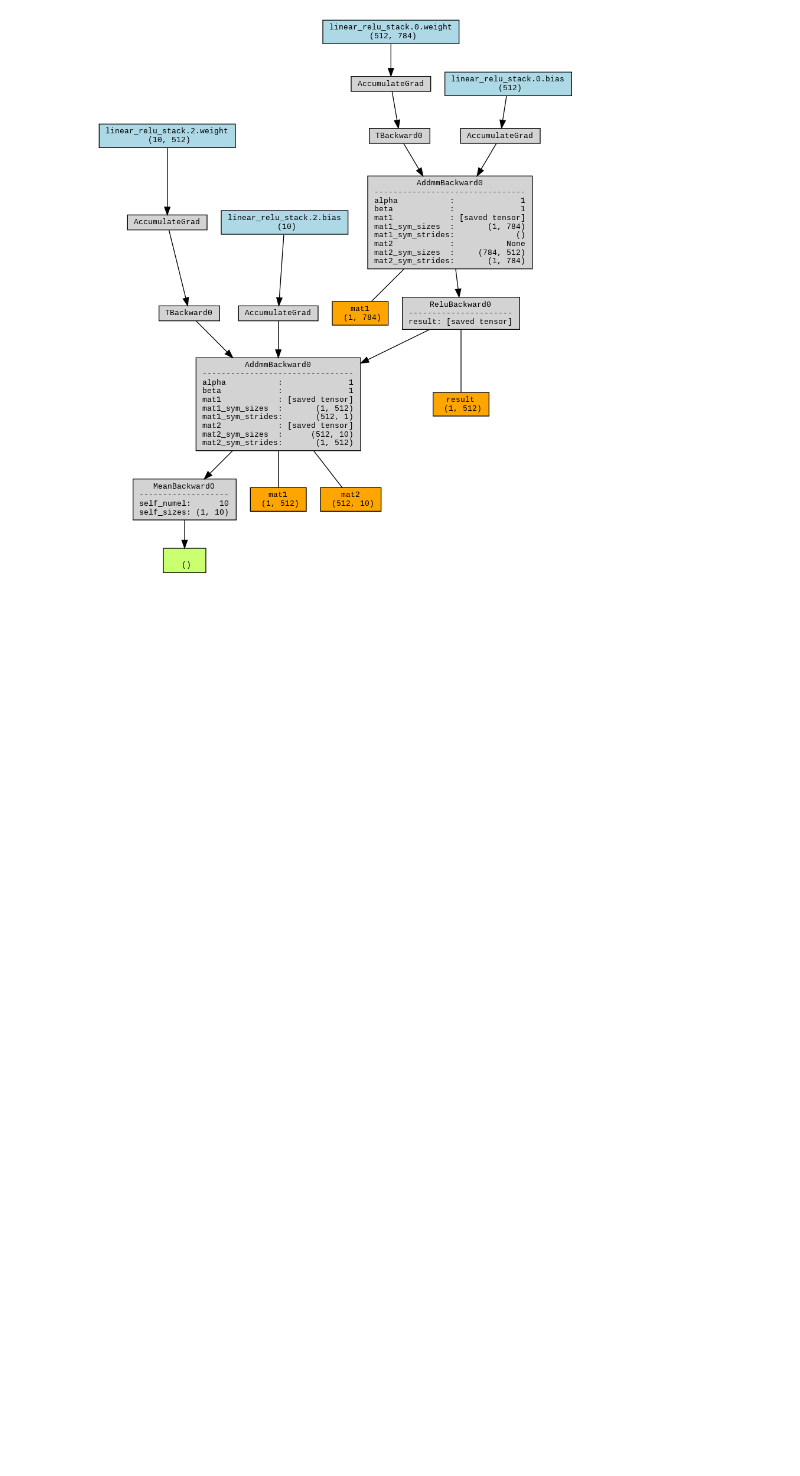
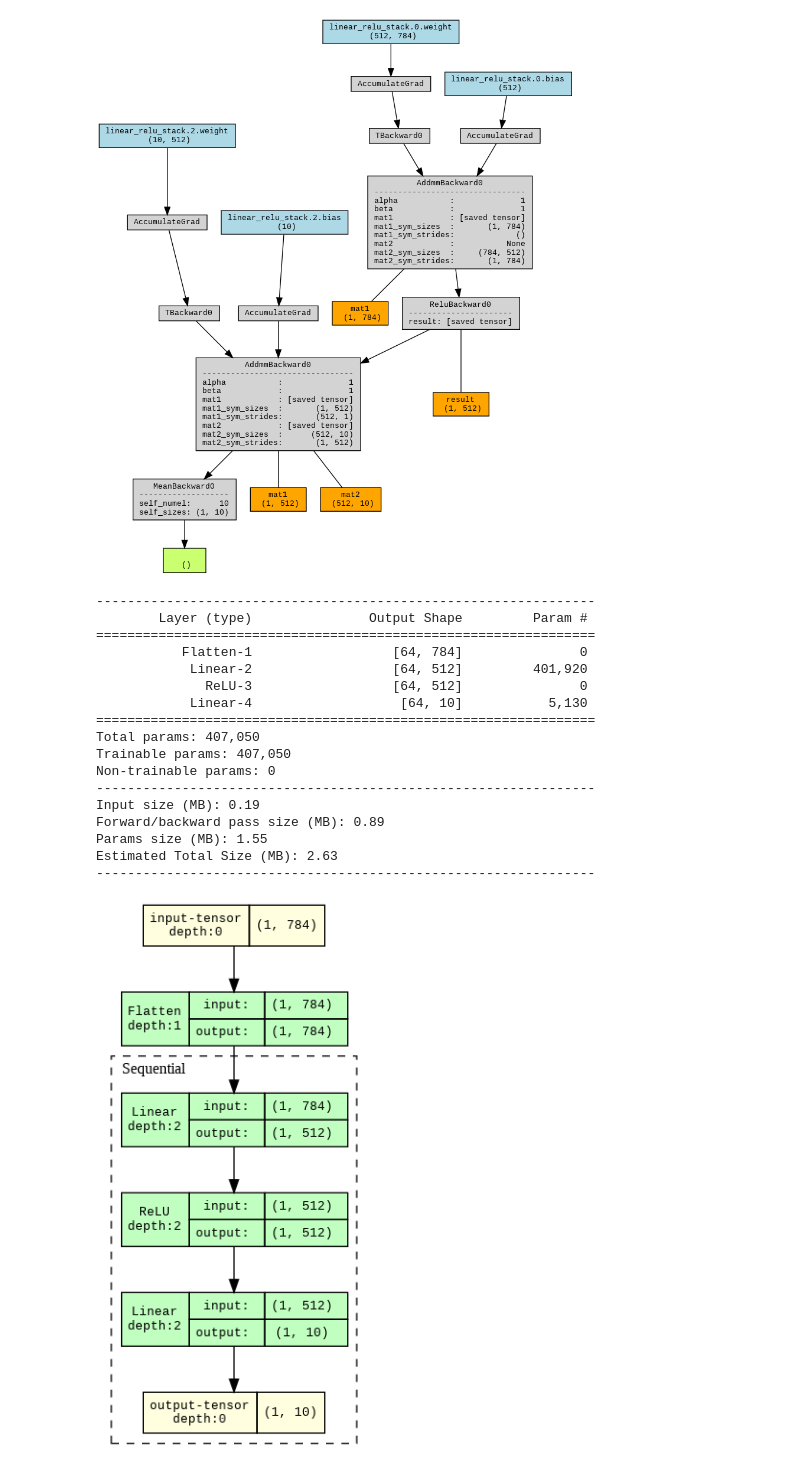
Before and after one commit to wai-ming-chan/fed_avg, a Jupyter notebook: sanityCheck_MNIST.ipynb, the cells around one changed output. Drawn from its saved outputs; the diff is of its cells as text; code cells hidden in the pictures; blank space fills up the shorter version.

```diff
--- a/sanityCheck_MNIST.ipynb
+++ b/sanityCheck_MNIST.ipynb
@@ -164,52 +164,71 @@ Requirement already satisfied: typing-extensions in /usr/local/lib/python3.9/dis
 
 import torchvision
 
 from torchview import draw_graph
 from torch import nn
 import torch
 import graphviz
 
 # when running on VSCode run the below command
 # svg format on vscode does not give desired result
 graphviz.set_jupyter_format('png')
 
-# summary(model, input_size=(1,784), batch_size=64)
+summary(model, input_size=(1,784), batch_size=64)
 
-# model_graph = draw_graph(model, input_size=(1,784), expand_nested=True)
-# model_graph.visual_graph
+model_graph = draw_graph(model, input_size=(1,784), expand_nested=True)
+model_graph.visual_graph
 
 # model = MLP()
 # batch_size = 2
 # # device='meta' -> no memory is consumed for visualization
 # model_graph = draw_graph(model, input_size=(batch_size, 128), device='meta')
 # model_graph.visual_graph
 
-class MLP(nn.Module):
-    """Multi Layer Perceptron with inplace option.
-    Make sure inplace=true and false has the same visual graph"""
+# class MLP(nn.Module):
+#     """Multi Layer Perceptron with inplace option.
+#     Make sure inplace=true and false has the same visual graph"""
 
-    def __init__(self, inplace: bool = True) -> None:
-        super().__init__()
-        self.layers = nn.Sequential(
-            nn.Linear(128, 128),
-            nn.ReLU(inplace),
-            nn.Linear(128, 128),
-        )
+#     def __init__(self, inplace: bool = True) -> None:
+#         super().__init__()
+#         self.layers = nn.Sequential(
+#             nn.Linear(128, 128),
+#             nn.ReLU(inplace),
+#             nn.Linear(128, 128),
+#         )
 
-    def forward(self, x: torch.Tensor) -> torch.Tensor:
-        x = self.layers(x)
-        return x
+#     def forward(self, x: torch.Tensor) -> torch.Tensor:
+#         x = self.layers(x)
+#         return x
 
-model_graph_1 = draw_graph(
-    MLP(), input_size=(2, 128),
-    graph_name='MLP',
-    hide_inner_tensors=False,
-    hide_module_functions=False,
-)
+# model_graph_1 = draw_graph(
+#     MLP(), input_size=(2, 128),
+#     graph_name='MLP',
+#     hide_inner_tensors=False,
+#     hide_module_functions=False,
+# )
 
 # model_graph_2 = draw_graph(
 #     NeuralNetwork(), input_size=(1, 784),
 #     graph_name='my NN',
 #     hide_inner_tensors=False,
 #     hide_module_functions=False,
 # )
+# %% [output]
+----------------------------------------------------------------
+        Layer (type)               Output Shape         Param #
+================================================================
+           Flatten-1                  [64, 784]               0
+            Linear-2                  [64, 512]         401,920
+              ReLU-3                  [64, 512]               0
+            Linear-4                   [64, 10]           5,130
+================================================================
+Total params: 407,050
+Trainable params: 407,050
+Non-trainable params: 0
+----------------------------------------------------------------
+Input size (MB): 0.19
+Forward/backward pass size (MB): 0.89
+Params size (MB): 1.55
+Estimated Total Size (MB): 2.63
+----------------------------------------------------------------
+[figure, added]
```
